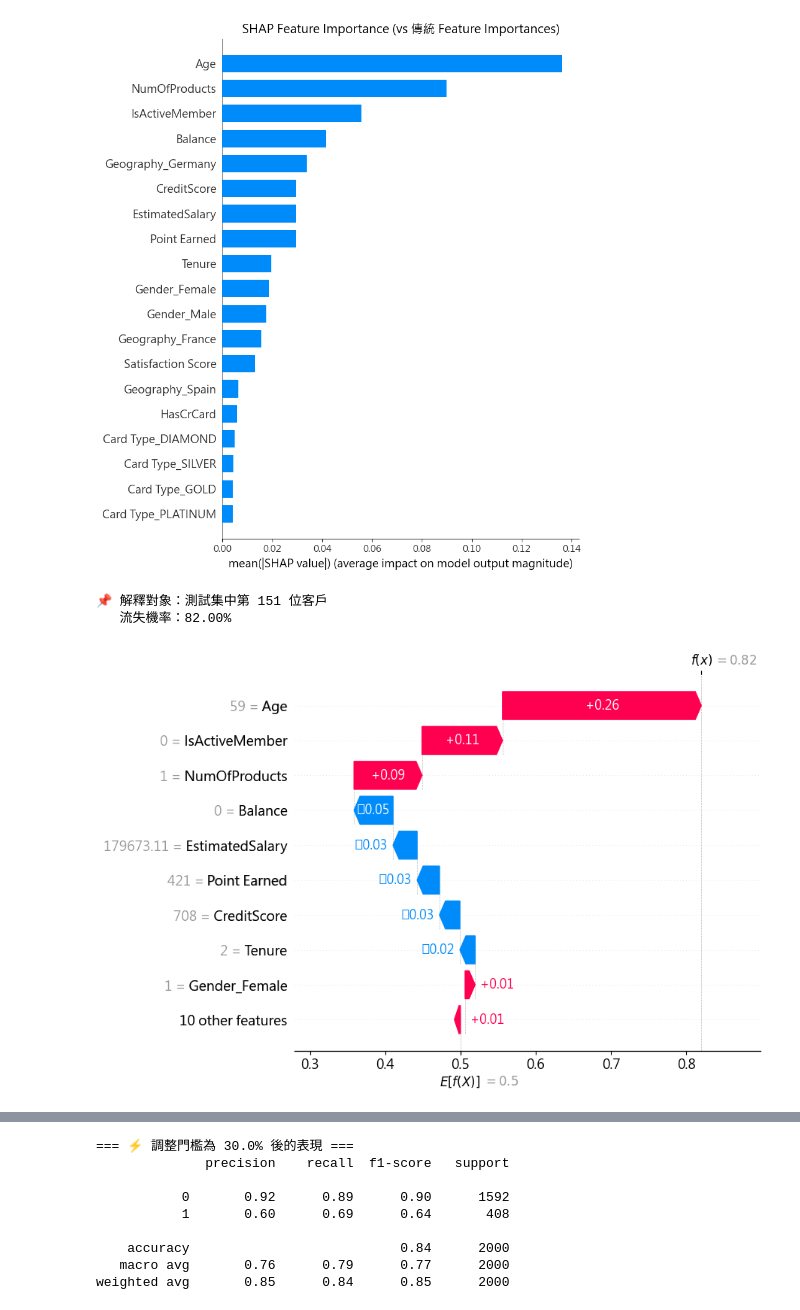
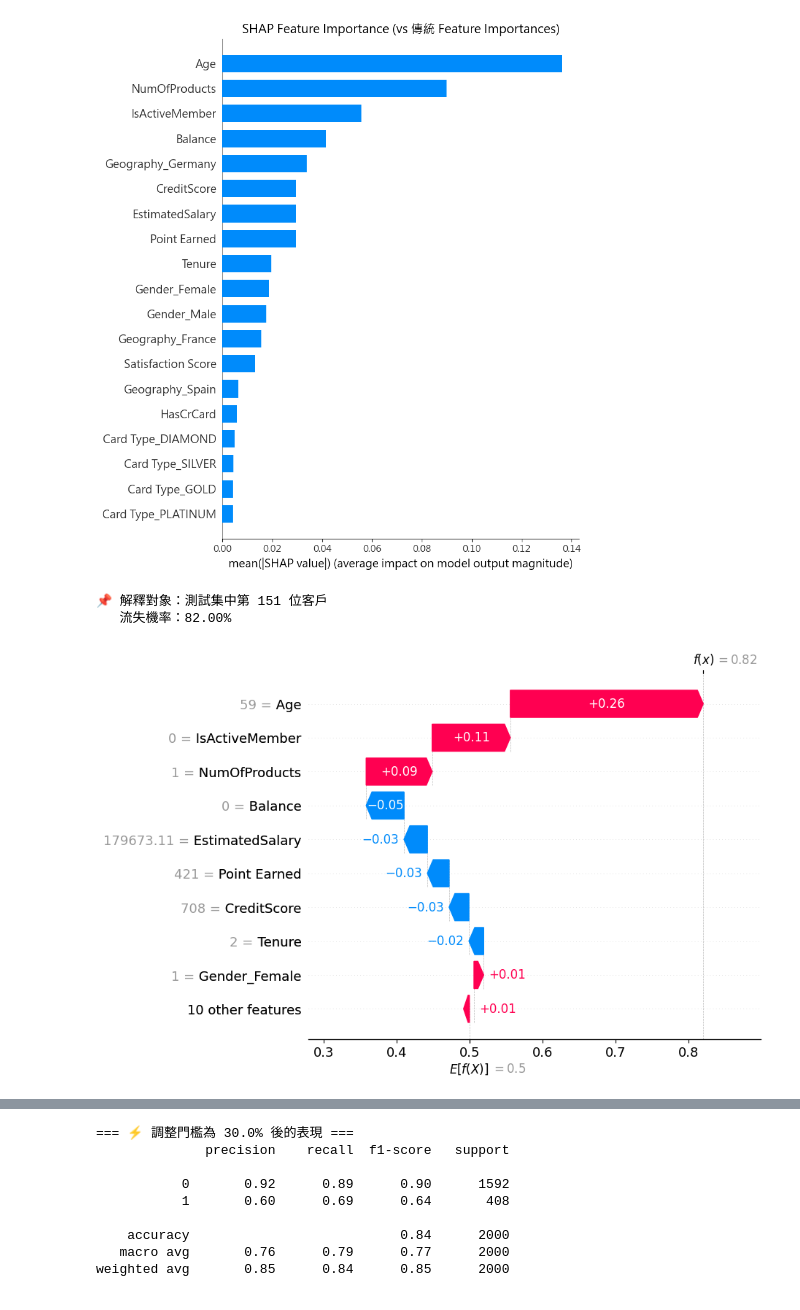
Before and after one commit to peter199711/python_practice_data_processing, a Jupyter notebook: bank_churn_prediction/customer_churn_practice.ipynb, the cells around one changed output, grey strips where cells are left out. Saved outputs shown, nothing was run; the diff lists cells and outputs as text; code cells hidden in the pictures.

```diff
--- a/bank_churn_prediction/customer_churn_practice.ipynb
+++ b/bank_churn_prediction/customer_churn_practice.ipynb
@@ -434,32 +434,44 @@ plt.show()
 # %%
 # =============================================================================
 # 📊 Waterfall Plot：解釋「單一客戶」為什麼被預測為高風險
 # =============================================================================
 # 這張圖可以給分行經理看，解釋「這個客戶為什麼會流失」
+
+# 修正負號顯示問題 (SHAP waterfall 使用 Unicode 負號，需要支援的字型)
+import matplotlib.pyplot as plt
+import matplotlib as mpl
+
+# 暫時切換為英文字型 (DejaVu Sans 支援 Unicode 負號)
+plt.rcParams['font.sans-serif'] = ['DejaVu Sans', 'Arial']
+plt.rcParams['axes.unicode_minus'] = True  # 保持 Unicode 負號，因為 DejaVu Sans 支援
 
 # 先計算流失機率 (這個變數後面的 Cell 也會用到)
 y_probs = rf_model_balanced.predict_proba(X_test)[:, 1]
 
 # 找一個高風險客戶來解釋 (流失機率 > 0.8)
 high_risk_idx = (y_probs > 0.8).argmax()  # 取第一個高風險客戶
 
 print(f"📌 解釋對象：測試集中第 {high_risk_idx} 位客戶")
 print(f"   流失機率：{y_probs[high_risk_idx]:.2%}")
 
 # 使用 Explanation 物件 (新版 SHAP API)
 # 注意：shap_values 已在 Cell 16 處理過，這裡直接使用
 explanation = shap.Explanation(
     values=shap_values[high_risk_idx],
     base_values=expected_value,
     data=X_test.iloc[high_risk_idx].values,
     feature_names=X.columns.tolist()
 )
 
 shap.plots.waterfall(explanation, max_display=10)
+
+# 恢復中文字型設定 (供後續 Cell 使用)
+plt.rcParams['font.sans-serif'] = ['Microsoft JhengHei']
+plt.rcParams['axes.unicode_minus'] = False
 # %% [output]
 📌 解釋對象：測試集中第 151 位客戶
    流失機率：82.00%
-[figure, old version]
+[figure, new version]
 # %%
 # =============================================================================
 # 📊 Dependence Plot：深入分析單一特徵的影響
```
Also changed, not shown: parts of 2 cells of this notebook, 8 other files.
